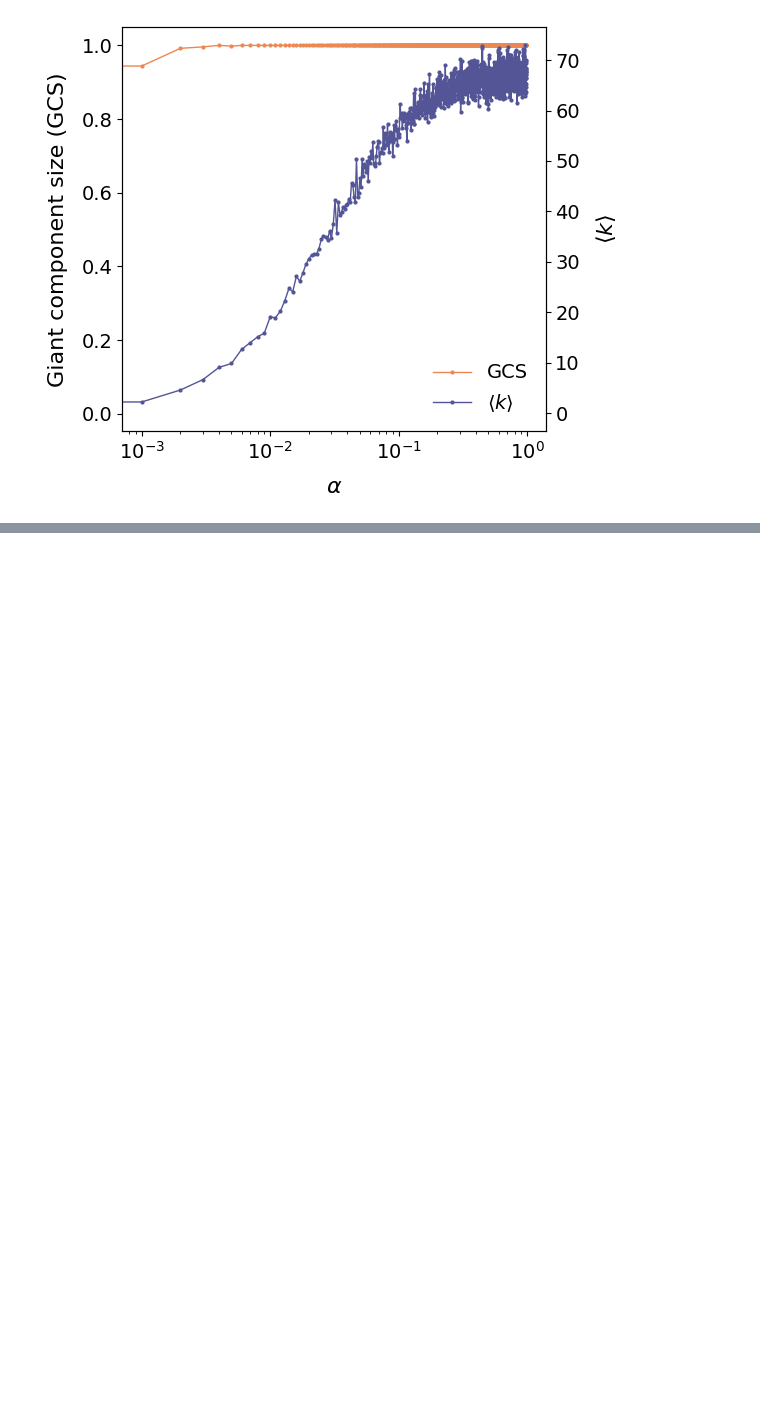
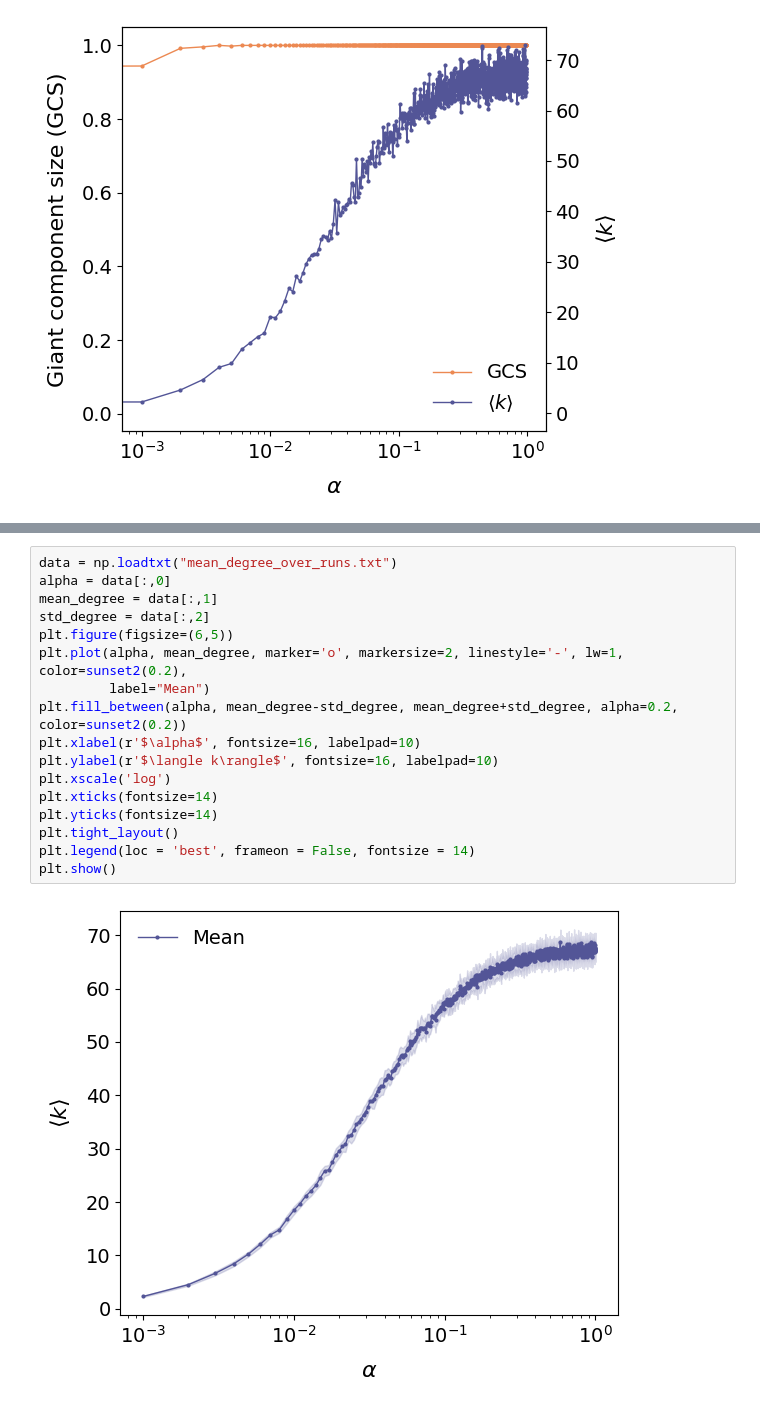
Before and after one commit to underDD/TFM, a Jupyter notebook: plots.ipynb, the cells around one changed output, grey strips where cells are left out. Cells and saved outputs as stored; diff of their text form; blank space fills up the shorter version.

```diff
--- a/plots.ipynb
+++ b/plots.ipynb
@@ -240,0 +382,19 @@ ValueError: x and y must have same first dimension, but have shapes (990,) and (
+# %%
+data = np.loadtxt("mean_degree_over_runs.txt")
+alpha = data[:,0]
+mean_degree = data[:,1]
+std_degree = data[:,2]
+plt.figure(figsize=(6,5))
+plt.plot(alpha, mean_degree, marker='o', markersize=2, linestyle='-', lw=1, color=sunset2(0.2),
+         label="Mean")
+plt.fill_between(alpha, mean_degree-std_degree, mean_degree+std_degree, alpha=0.2, color=sunset2(0.2))
+plt.xlabel(r'$\alpha$', fontsize=16, labelpad=10)
+plt.ylabel(r'$\langle k\rangle$', fontsize=16, labelpad=10)
+plt.xscale('log')
+plt.xticks(fontsize=14)
+plt.yticks(fontsize=14)
+plt.tight_layout()
+plt.legend(loc = 'best', frameon = False, fontsize = 14)
+plt.show()
+# %% [output]
+[figure, added]
```
Also changed, not shown: parts of 5 cells of this notebook, 4 other files.
